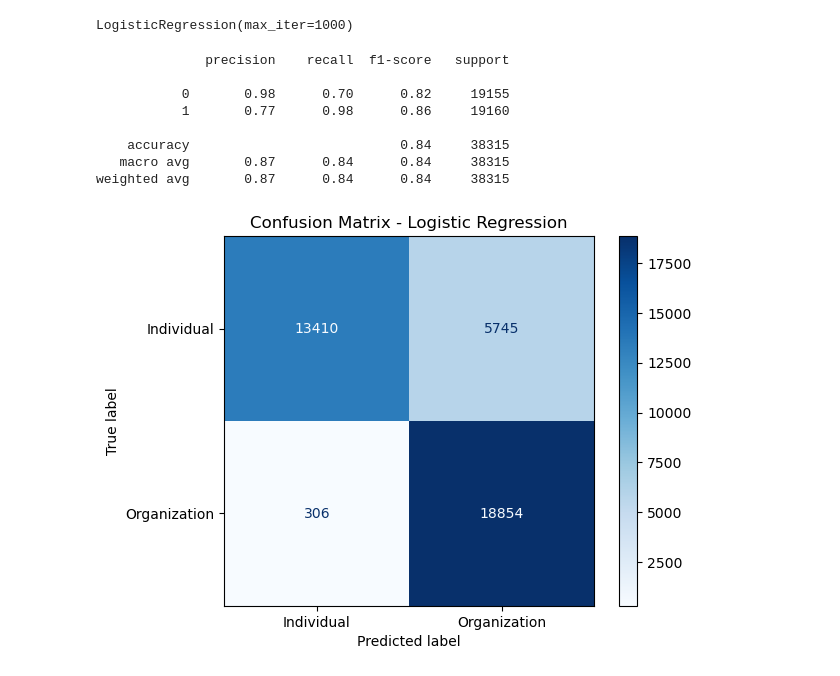
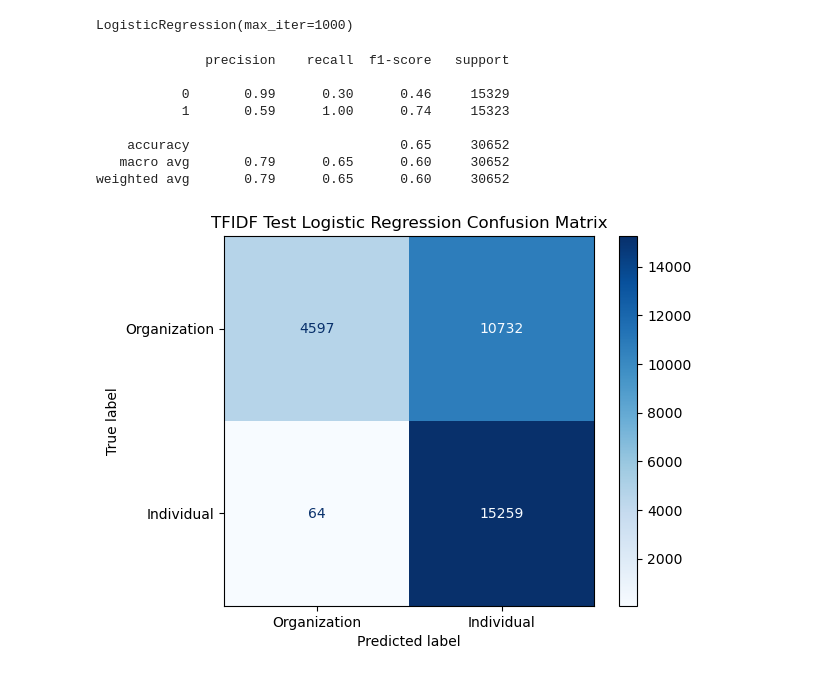
Before and after one commit to satadisha/ner_congressional_records, a Jupyter notebook: LogisticRegression.ipynb, the cells around one changed output. Drawn from its saved outputs; the diff is of its cells as text; code cells hidden in the pictures.

Commit message:
logistic regression final version

```diff
--- a/LogisticRegression.ipynb
+++ b/LogisticRegression.ipynb
@@ -8,3 +9,5 @@ print(1)
 # %%
 train = pd.read_csv(DATA_PATH+"train.csv")
 test = pd.read_csv(DATA_PATH+"test.csv")
+mi_mn = pd.read_csv(DATA_PATH+"mi_mn_annotated.csv")
+mi_mn_balanced = pd.read_csv(DATA_PATH+"mi_mn_balanced.csv")
@@ -10,0 +16,2 @@ test = pd.read_csv(DATA_PATH+"test.csv")
+# %%
+mi_mn_balanced = mi_mn_balanced.drop("Unnamed: 0", axis=1)
@@ -19,16 +51,26 @@ X_train = train['full_name'] # name
 y_train = train['label'] # label
 X_test = test['full_name']
 y_test = test['label']
+X_mi_mn = mi_mn['merged_full_name']
+y_mi_mn = mi_mn['transactor_type']
+
+X_balanced = mi_mn_balanced['full_name']
+y_balanced = mi_mn_balanced['label']
 
 # Convert names to numeric features
 vectorizer = TfidfVectorizer(stop_words='english', max_features=1000)
-X_tfidf = vectorizer.fit_transform(X_train.fillna(''))  # Handle NaN
+# X_tfidf = vectorizer.fit_transform(X_train.fillna(''))  # Handle NaN
+# X_mi_mn_tfidf = vectorizer.transform(X_mi_mn.fillna(''))
+
+
+X_balanced_tfidf = vectorizer.fit_transform(X_balanced.fillna(''))
+
+
 X_test_tfidf = vectorizer.transform(X_test.fillna(''))
-
 
 # Train model
 model = LogisticRegression(max_iter=1000)
-model.fit(X_tfidf, y_train)
+model.fit(X_balanced_tfidf, y_balanced)
 # %% [output]
 LogisticRegression(max_iter=1000)
 # %%
@@ -43,21 +85,22 @@ print(classification_report(y_test, predictions))
 # %% [output]
               precision    recall  f1-score   support
 
-           0       0.98      0.70      0.82     19155
-           1       0.77      0.98      0.86     19160
+           0       0.99      0.30      0.46     15329
+           1       0.59      1.00      0.74     15323
 
-    accuracy                           0.84     38315
-   macro avg       0.87      0.84      0.84     38315
-weighted avg       0.87      0.84      0.84     38315
+    accuracy                           0.65     30652
+   macro avg       0.79      0.65      0.60     30652
+weighted avg       0.79      0.65      0.60     30652
 # %%
 from sklearn.metrics import confusion_matrix, ConfusionMatrixDisplay
 import matplotlib.pyplot as plt
 
 #Confusion matrix
 cm = confusion_matrix(y_test, predictions, labels=[0, 1])
-disp = ConfusionMatrixDisplay(confusion_matrix=cm, display_labels=['Individual', 'Organization'])
+disp = ConfusionMatrixDisplay(confusion_matrix=cm, display_labels=['Organization', 'Individual'])
 disp.plot(cmap=plt.cm.Blues)
-plt.title("Confusion Matrix - Logistic Regression")
+plt.title("TFIDF Test Logistic Regression Confusion Matrix")
+plt.savefig("Logistic Regression Test set.png", transparent=True, bbox_inches='tight')
 plt.show()
 # %% [output]
-[figure, old version]
+[figure, new version]
```
Also changed, not shown: parts of 6 cells of this notebook.
